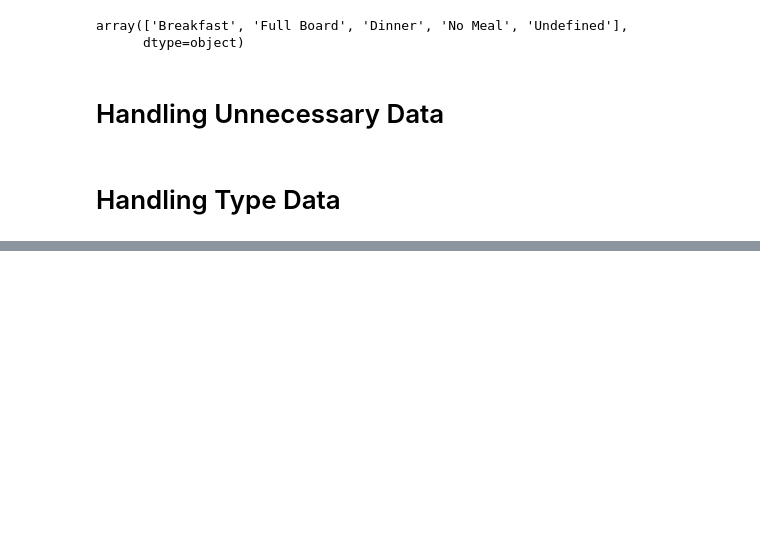
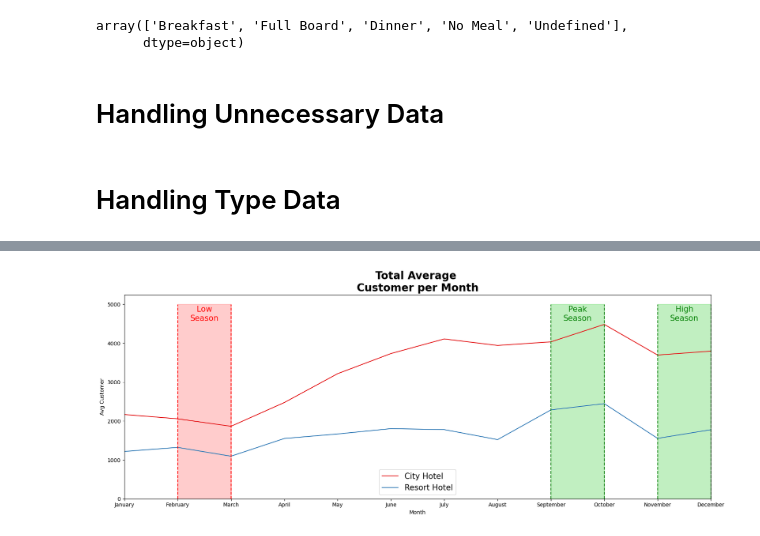
Before and after one commit to dimasrahmatnuriza/investigateHotel, a Jupyter notebook: Invetigate Hotel.ipynb, the cells around one changed output, grey strips where cells are left out. Saved outputs shown, nothing was run; the diff lists cells and outputs as text; code cells hidden in the pictures; blank space fills up the shorter version.

```diff
--- a/Invetigate Hotel.ipynb
+++ b/Invetigate Hotel.ipynb
@@ -127,0 +171,11 @@ df['agent'] = df['agent'].astype('int64')
+# %%
+df['arrival_date_year'] = df['arrival_date_year'].replace(2019,2017)
+
+dfg = df.groupby(['hotel','arrival_date_month','arrival_date_year']).aggregate({'Total Customer' : 'count'}).reset_index()
+
+dfg = dfg.groupby(['hotel','arrival_date_month']).aggregate({'Total Customer' : 'mean'}).reset_index()
+
+
+dfg = month_name_to_number(dfg, 'arrival_date_month').sort_values(['hotel','arrival_date_month'])
+dfg = number_to_month(dfg, 'arrival_date_month')
+dfg
@@ -127,0 +200,27 @@ df['agent'] = df['agent'].astype('int64')
+# %%
+plt.figure(figsize=(20,7))
+sns.lineplot(data = dfg, x = 'arrival_date_month', y = 'Total Customer', hue = 'hotel', palette='Set1')
+plt.title('Total Average \nCustomer per Month', weight='bold', fontsize = 20)
+plt.ylabel('Avg Customer')
+plt.xlabel('Month')
+
+plt.axvline(8, color='green', linestyle='--',ymax = 0.952, ymin = 0)
+plt.axvline(9, color='green', linestyle='--',ymax = 0.952, ymin = 0)
+plt.stackplot(np.arange(8,10), [5000], color='limegreen', alpha=0.3)
+plt.text(x = 8.5, y = 4750, s = 'Peak\nSeason', va = 'center', ha = 'center', fontsize =15, color='green')
+
+plt.axvline(10, color='green', linestyle='--',ymax = 0.952, ymin = 0)
+plt.axvline(11, color='green', linestyle='--',ymax = 0.952, ymin = 0)
+plt.stackplot(np.arange(10,12), [5000], color='limegreen', alpha=0.3)
+plt.text(x = 10.5, y = 4750, s = 'High\nSeason', va = 'center', ha = 'center', fontsize =15, color='green')
+
+plt.axvline(1, color='red', linestyle='--', ymax = 0.952, ymin = 0)
+plt.axvline(2, color='red', linestyle='--', ymax = 0.952, ymin = 0)
+plt.stackplot(np.arange(1,3), [5000], color='red', alpha=0.2)
+plt.text(x = 1.5, y = 4750, s = 'Low\nSeason', va = 'center', ha = 'center', fontsize =15, color='red')
+
+plt.xlim(0,11)
+plt.legend(loc='best', fontsize =15)
+plt.show()
+# %% [output]
+[figure, added]
```
Also changed, not shown: parts of 5 cells of this notebook.
